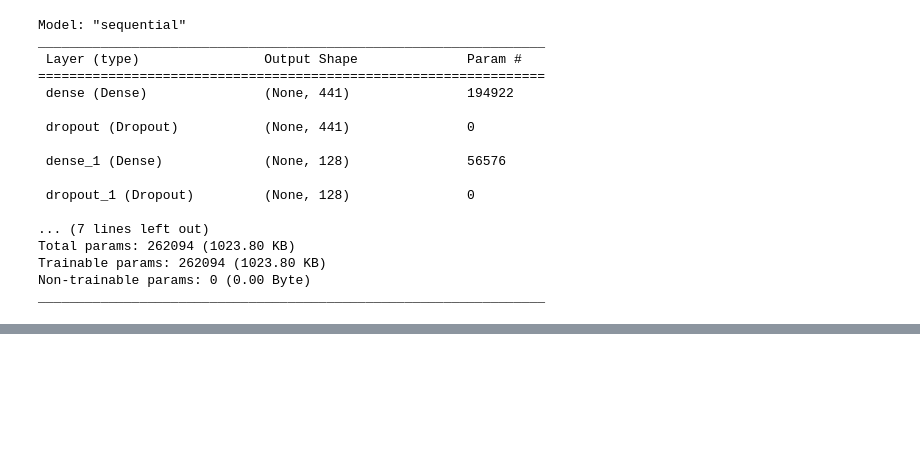
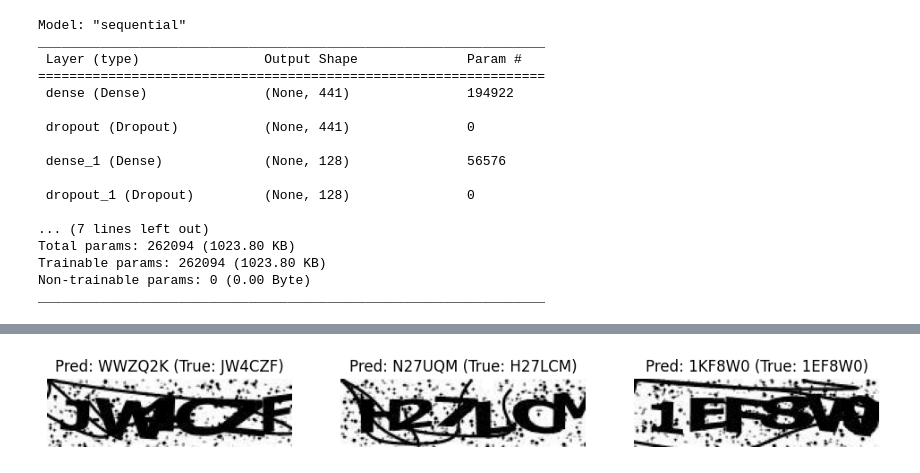
Before and after one commit to Chbmleao/captcha-recognition, a Jupyter notebook: hog.ipynb, the cells around one changed output, grey strips where cells are left out. Saved outputs shown, nothing was run; the diff lists cells and outputs as text; code cells hidden in the pictures; blank space fills up the shorter version.

```diff
--- a/hog.ipynb
+++ b/hog.ipynb
@@ -411,0 +456,20 @@ plt.show()
+# %%
+def get_captcha_recognition(image_path):
+  subimages = split_image_into_subimages(image_path)
+
+  hog_subimages = np.array(
+    Parallel(n_jobs=-1)(delayed(get_hog_features)(image) for image in subimages)
+  )
+
+  scaler = MinMaxScaler()
+  hog_subimages = scaler.fit_transform(hog_subimages)
+
+  predictions = model.predict(hog_subimages)
+  predicted_labels = [np.argmax(pred) for pred in predictions]
+  return "".join([chr(ord('A') + idx - 10) if idx >= 10 else str(idx) for idx in predicted_labels])
+# %%
+num_images = 3
+predictions = []
+
+for i in range(num_images):
+  predictions.append(get_captcha_recognition(images['test'][i]))
@@ -411,0 +480,9 @@ plt.show()
+# %%
+fig, axes = plt.subplots(1, num_images, figsize=(12, 4))
+for i in range(num_images):
+  image = Image.open(images['test'][i])
+  axes[i].imshow(image)
+  axes[i].axis('off')
+  axes[i].set_title(f"Pred: {predictions[i]} (True: {labels[images['test'][i].stem]})")
+# %% [output]
+[figure, added]
```
Also changed, not shown: parts of 11 cells of this notebook.
